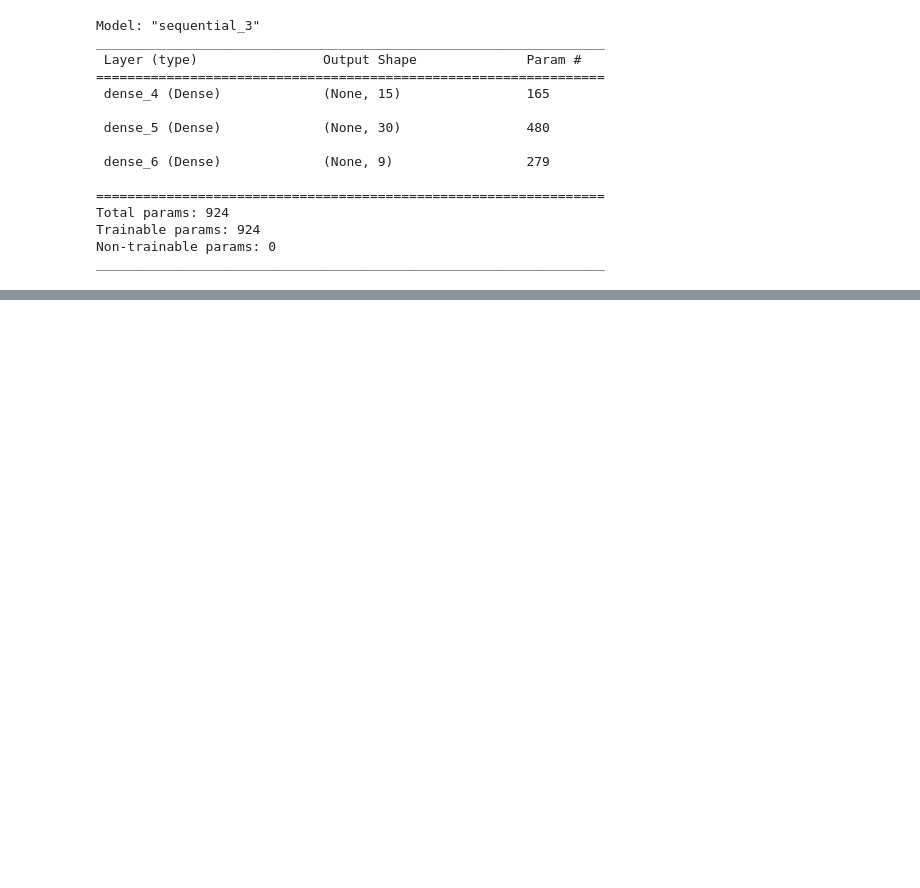
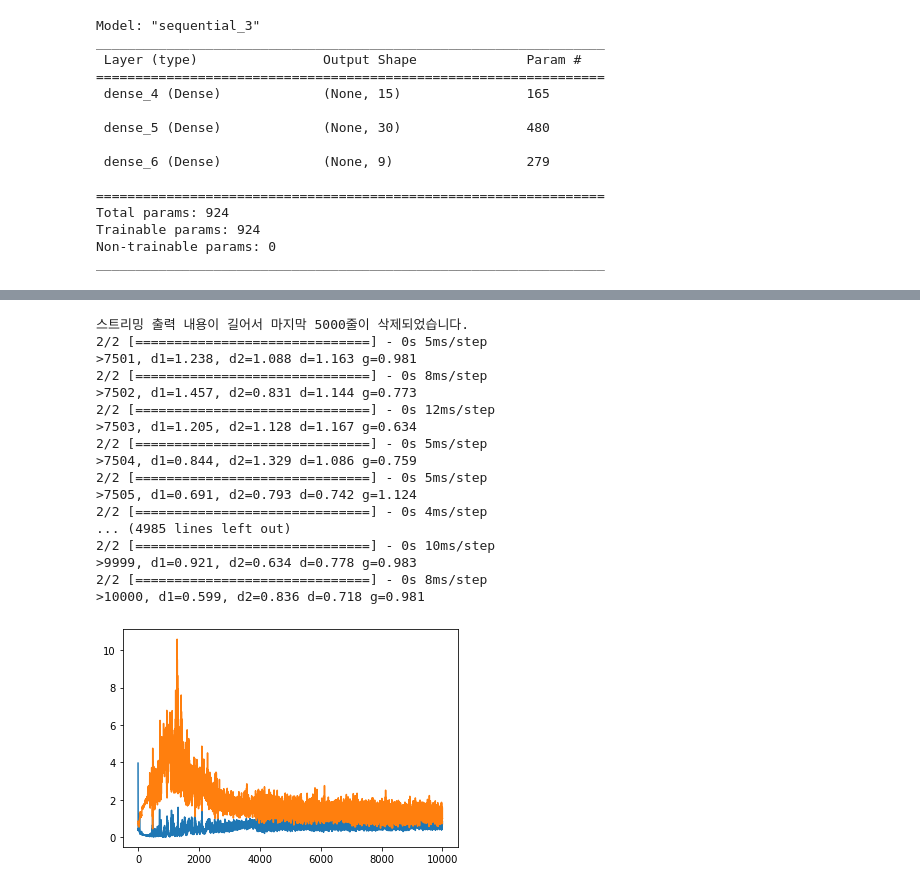
Before and after one commit to jeonggyunH/jeonggyunH, a Jupyter notebook: Colaboratory에_오신_것을_환영합니다.ipynb, the cells around one changed output, grey strips where cells are left out. Cells and saved outputs as stored; diff of their text form; code cells hidden in the pictures; blank space fills up the shorter version.

```diff
--- a/Colaboratory에_오신_것을_환영합니다.ipynb
+++ b/Colaboratory에_오신_것을_환영합니다.ipynb
@@ -448,0 +489,30 @@ _________________________________________________________________
+# %%
+# define the combined generator and discriminator model, for updating the generator
+def define_gan(generator, discriminator):
+	# make weights in the discriminator not trainable
+	discriminator.trainable = False
+	# connect them
+	model = Sequential()
+	# add generator
+	model.add(generator)
+	# add the discriminator
+	model.add(discriminator)
+	# compile model
+	model.compile(loss='binary_crossentropy', optimizer='adam')
+	return model
+# %%
+# create a line plot of loss for the gan and save to file
+def plot_history(d_hist, g_hist):
+	# plot loss
+	plt.subplot(1, 1, 1)
+	plt.plot(d_hist, label='d')
+	plt.plot(g_hist, label='gen')
+	# plt.legend()
+	# plot discriminator accuracy
+	# pyplot.subplot(2, 1, 2)
+	# pyplot.plot(a1_hist, label='acc-real')
+	# pyplot.plot(a2_hist, label='acc-fake')
+	plt.show()
+	# save plot to file
+	# plt.savefig('results_baseline/plot_line_plot_loss.png')
+	plt.close()
@@ -448,0 +579,30 @@ _________________________________________________________________
+# %%
+# size of the latent space
+latent_dim = 10
+# create the discriminator
+discriminator = define_discriminator()
+# create the generator
+generator = define_generator(latent_dim)
+# create the gan
+gan_model = define_gan(generator, discriminator)
+# train model
+train(generator, discriminator, gan_model, latent_dim)
+# %% [output]
+스트리밍 출력 내용이 길어서 마지막 5000줄이 삭제되었습니다.
+2/2 [==============================] - 0s 5ms/step
+>7501, d1=1.238, d2=1.088 d=1.163 g=0.981
+2/2 [==============================] - 0s 8ms/step
+>7502, d1=1.457, d2=0.831 d=1.144 g=0.773
+2/2 [==============================] - 0s 12ms/step
+>7503, d1=1.205, d2=1.128 d=1.167 g=0.634
+2/2 [==============================] - 0s 5ms/step
+>7504, d1=0.844, d2=1.329 d=1.086 g=0.759
+2/2 [==============================] - 0s 5ms/step
+>7505, d1=0.691, d2=0.793 d=0.742 g=1.124
+2/2 [==============================] - 0s 4ms/step
+... (4985 lines left out)
+2/2 [==============================] - 0s 10ms/step
+>9999, d1=0.921, d2=0.634 d=0.778 g=0.983
+2/2 [==============================] - 0s 8ms/step
+>10000, d1=0.599, d2=0.836 d=0.718 g=0.981
+[figure, added]
```
Also changed, not shown: parts of 7 cells of this notebook.
